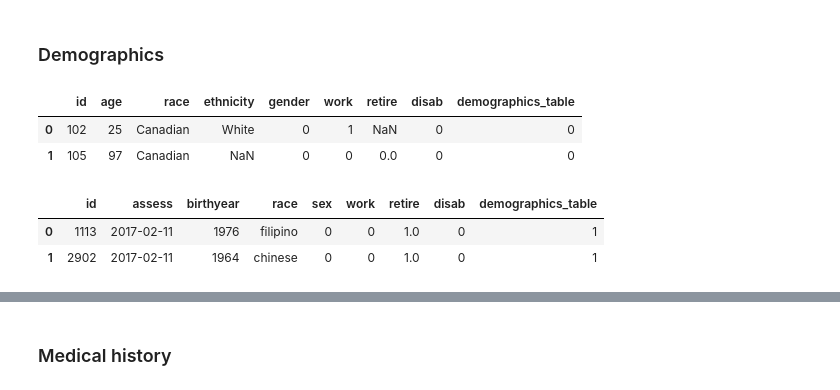
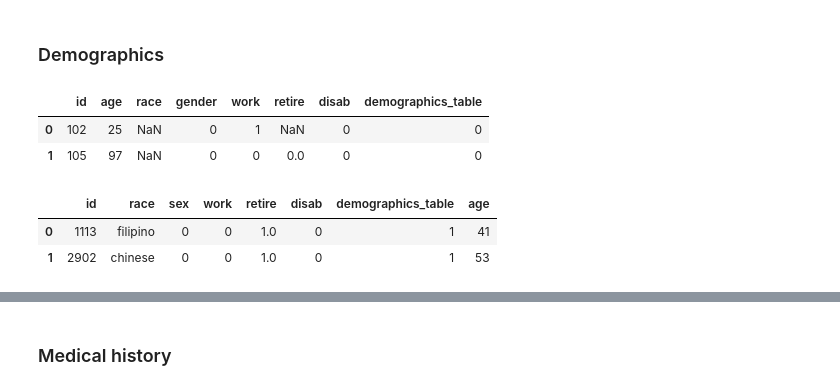
Before and after one commit to dashapyly/octagon-data-science-competition, a Jupyter notebook: notebooks/01_prepare_combined_dataset.ipynb, the cells around one changed output, grey strips where cells are left out. Drawn from its saved outputs; the diff is of its cells as text; code cells hidden in the pictures.

```diff
--- a/notebooks/01_prepare_combined_dataset.ipynb
+++ b/notebooks/01_prepare_combined_dataset.ipynb
@@ -43,21 +43,29 @@ screen_df.head(2)
 # %%
 demographics_0_df = pd.read_excel("../input/asthma-study-2019.xlsx", "Demographics")
 demographics_0_df["demographics_table"] = 0
 
+demographics_0_df["race"] = np.nan
+del demographics_0_df["ethnicity"]
+
 demographics_0_df.head(2)
 # %% [output]
-|  | id | age | race | ethnicity | gender | work | retire | disab | demographics_table |
-| 0 | 102 | 25 | Canadian | White | 0 | 1 | NaN | 0 | 0 |
-| 1 | 105 | 97 | Canadian | NaN | 0 | 0 | 0.0 | 0 | 0 |
+|  | id | age | race | gender | work | retire | disab | demographics_table |
+| 0 | 102 | 25 | NaN | 0 | 1 | NaN | 0 | 0 |
+| 1 | 105 | 97 | NaN | 0 | 0 | 0.0 | 0 | 0 |
 # %%
 demographics_1_df = pd.read_excel("../input/asthma-study-2019.xlsx", "Demographics(1)")
 demographics_1_df["demographics_table"] = 1
 
+demographics_1_df["age"] = (
+    demographics_1_df["assess"].dt.year - demographics_1_df["birthyear"]
+)
+demographics_1_df = demographics_1_df.drop(pd.Index(["birthyear", "assess"]), axis=1)
+
 demographics_1_df.head(2)
 # %% [output]
-|  | id | assess | birthyear | race | sex | work | retire | disab | demographics_table |
-| 0 | 1113 | 2017-02-11 | 1976 | filipino | 0 | 0 | 1.0 | 0 | 1 |
-| 1 | 2902 | 2017-02-11 | 1964 | chinese | 0 | 0 | 1.0 | 0 | 1 |
+|  | id | race | sex | work | retire | disab | demographics_table | age |
+| 0 | 1113 | filipino | 0 | 0 | 1.0 | 0 | 1 | 41 |
+| 1 | 2902 | chinese | 0 | 0 | 1.0 | 0 | 1 | 53 |
 # %%
 demographics_df = pd.concat([demographics_0_df, demographics_1_df], sort=False)
 
```
Also changed, not shown: parts of 3 cells of this notebook, 14 other files.
